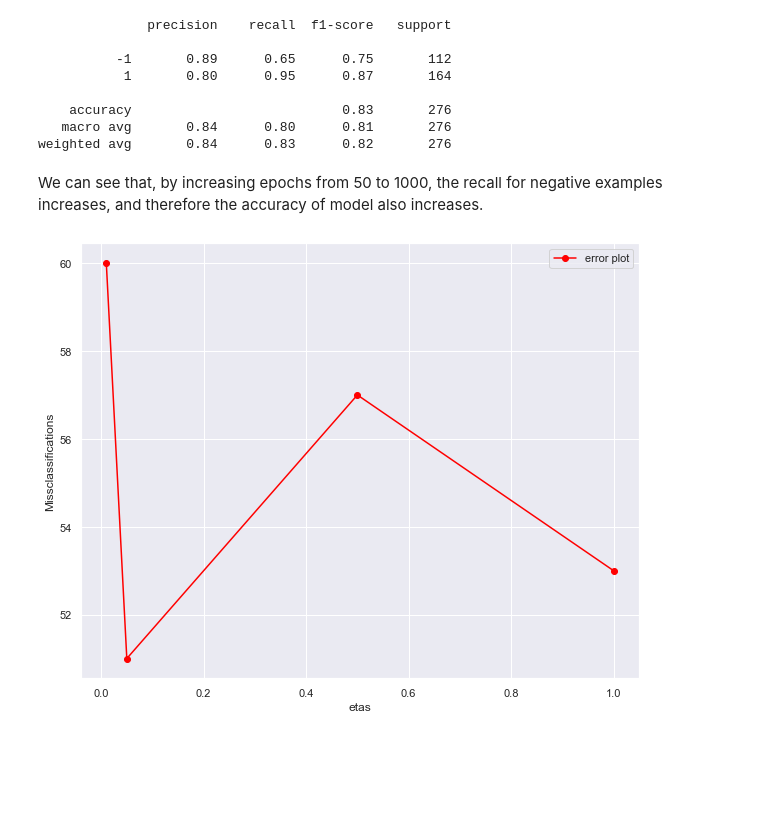
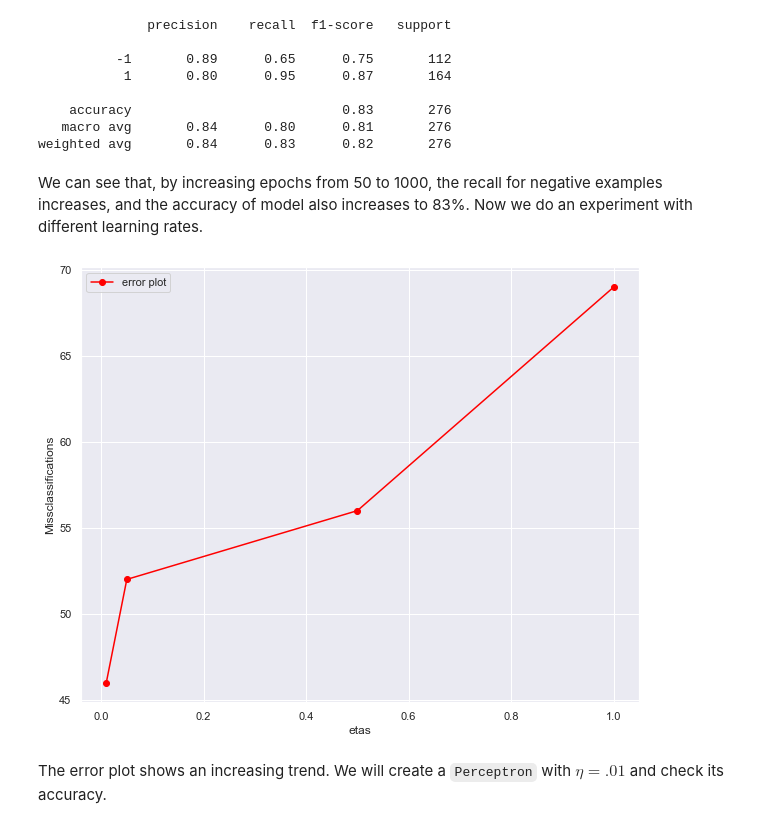
Before and after one commit to YulinLi98/INDE_577_Repo, a Jupyter notebook: Supervised_Learning/Perceptron/Perceptron.ipynb, the cells around one changed output. Saved outputs shown, nothing was run; the diff lists cells and outputs as text; code cells hidden in the pictures; blank space fills up the shorter version.

````diff
--- a/Supervised_Learning/Perceptron/Perceptron.ipynb
+++ b/Supervised_Learning/Perceptron/Perceptron.ipynb
@@ -244,26 +254,28 @@ print(classification_report(y_test, y_pred))
    macro avg       0.84      0.80      0.81       276
 weighted avg       0.84      0.83      0.82       276
 # %% [markdown]
-We can see that, by increasing epochs from 50 to 1000, the recall for negative examples increases, and therefore the accuracy of model also increases.
+We can see that, by increasing epochs from 50 to 1000, the recall for negative examples increases, and the accuracy of model also increases to 83%. Now we do an experiment with different learning rates.
 # %%
 # Experiment with the learning rate
 etas = [0.01, 0.05, 0.5, 1]
 errors = []
 np.random.seed(2)
 for eta in etas:
-    percep = Perceptron(eta = eta)
+    percep = Perceptron(eta = eta, epochs=1000)
     percep.train(X_train, y_train)
     y_pred = percep.predict(X_test)
     error = sum(y_pred != y_test)
     errors.append(error)
 
 plt.figure(figsize = (10, 8))
 plt.plot(etas, errors,
          marker = "o",
          label = "error plot", color = 'red')
 plt.xlabel("etas")
 plt.ylabel("Missclassifications")
 plt.legend()
 plt.show()
 # %% [output]
-[figure, old version]
+[figure, new version]
+# %% [markdown]
+The error plot shows an increasing trend. We will create a ```Perceptron``` with $\eta = .01$ and check its accuracy.
````
Also changed, not shown: parts of 14 cells of this notebook, 1 other file.
